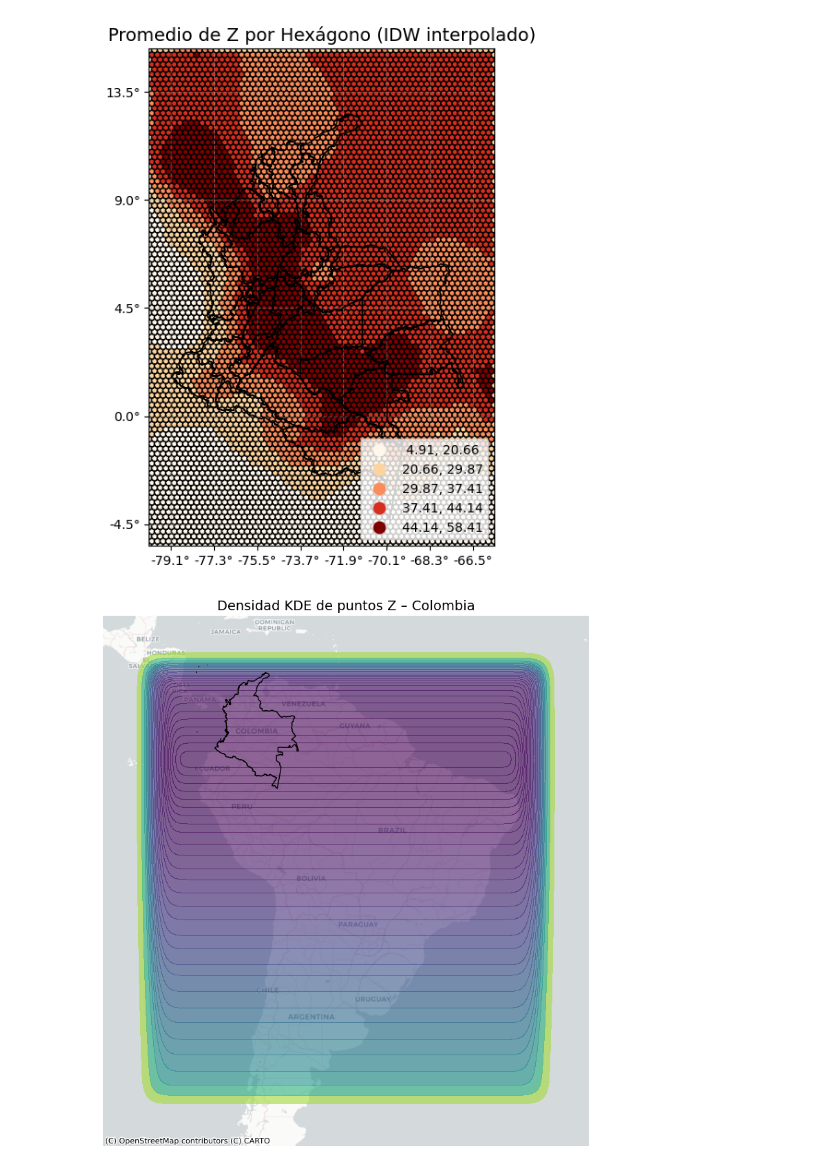
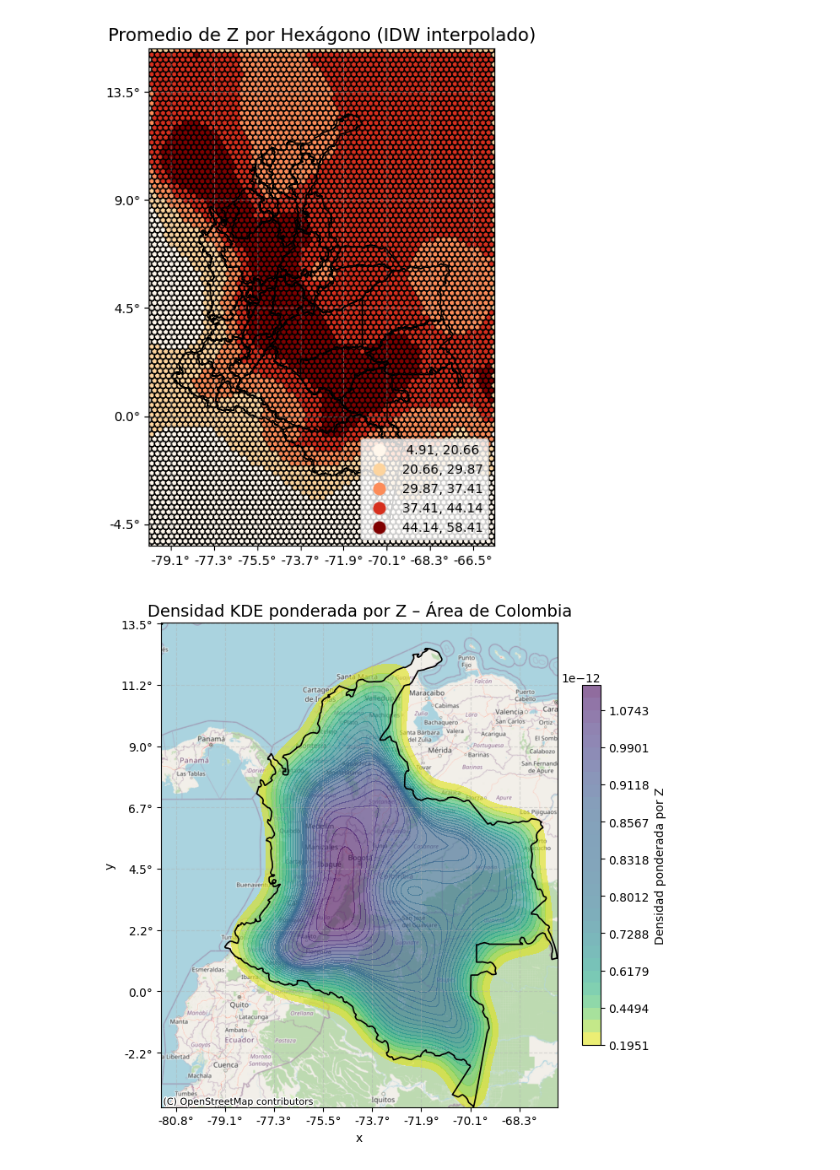
Before and after one commit to Santiagocruz97/AGE, a Jupyter notebook: Codigo/Analisis_puntos.ipynb, the cells around one changed output. Cells and saved outputs as stored; diff of their text form; code cells hidden in the pictures.

```diff
--- a/Codigo/Analisis_puntos.ipynb
+++ b/Codigo/Analisis_puntos.ipynb
@@ -382,42 +382,68 @@ plt.show()
 # %%
 import geopandas as gpd
 import matplotlib.pyplot as plt
-import contextily as ctx
 import seaborn as sns
 import pandas as pd
+from matplotlib.ticker import FuncFormatter
+import numpy as np
 
-# === 1. Cargar tus puntos ===
-gdf = gpd.read_file(r"C:/Git_SCA/AGE/Corteza").to_crs(epsg=3857)
+# === 1. Cargar puntos con Z ===
+gdf = gpd.read_file("C:/Git_SCA/AGE/Corteza").to_crs(epsg=3857)
 
-# === 2. Convertir a DataFrame plano ===
+# === 2. Cargar shapefile único de Colombia ===
+colombia = gpd.read_file("C:/Git_SCA/AGE/Area_Col").to_crs(epsg=3857)
+colombia = colombia[~colombia.geometry.is_empty & colombia.geometry.is_valid]
+
+# === 3. Filtrar puntos dentro de Colombia ===
+gdf = gdf[gdf.geometry.within(colombia.unary_union)]
+
+# === 4. Convertir a DataFrame plano para Seaborn ===
 df = pd.DataFrame({
     'x': gdf.geometry.x,
-    'y': gdf.geometry.y
+    'y': gdf.geometry.y,
+    'z': gdf['Z']
 })
 
-# === 3. Crear figura y KDE con Seaborn ===
-fig, ax = plt.subplots(figsize=(10, 10))
-sns.kdeplot(
+# === 5. Crear figura ===
+fig, ax = plt.subplots(figsize=(7, 7))
+
+# KDE ponderada por Z
+kde = sns.kdeplot(
     data=df,
     x='x', y='y',
+    weights='z',
     fill=True,
     cmap='viridis_r',
     alpha=0.6,
-    bw_adjust=0.5,
+    bw_adjust=0.6,
     levels=30,
     ax=ax
 )
 
-# === 4. Añadir mapa base ===
-ctx.add_basemap(ax, source=ctx.providers.CartoDB.Positron, crs='EPSG:3857')
+# Añadir contorno de Colombia
+colombia.boundary.plot(ax=ax, edgecolor='black', linewidth=1.2)
 
-# === 5. Opcional: superponer contorno de Colombia ===
-colombia = gpd.read_file(r"C:/Git_SCA/AGE/colombia", layer='co').to_crs(epsg=3857)
-colombia.boundary.plot(ax=ax, edgecolor='black', linewidth=1)
+# === 6. Coordenadas en grados ===
+def mercator_to_lon(x, _): return f"{x * 180 / 20037508.34:.1f}°"
+def mercator_to_lat(y, _): return f"{y * 180 / 20037508.34:.1f}°"
+ax.xaxis.set_major_formatter(FuncFormatter(mercator_to_lon))
+ax.yaxis.set_major_formatter(FuncFormatter(mercator_to_lat))
+ax.grid(True, linestyle="--", alpha=0.4)
 
-# === 6. Limpiar ejes ===
-ax.set_axis_off()
-plt.title("Densidad KDE de puntos Z – Colombia", fontsize=14)
+# === 7. Centrar el mapa en Colombia ===
+bounds = colombia.total_bounds
+ax.set_xlim(bounds[0], bounds[2])
+ax.set_ylim(bounds[1], bounds[3])
+
+# === 8. Añadir barra de color ===
+# Seaborn no expone el mapeo de color directamente, por eso usamos la imagen como workaround
+ctx.add_basemap(ax, source=ctx.providers.OpenStreetMap.Mapnik, crs='EPSG:3857')
+mappable = ax.collections[0]
+cbar = plt.colorbar(mappable, ax=ax, shrink=0.7, label="Densidad ponderada por Z")
+
+# === 9. Estética final ===
+plt.title("Densidad KDE ponderada por Z – Área de Colombia", fontsize=14)
+plt.tight_layout()
 plt.show()
 # %% [output]
-[figure, old version]
+[figure, new version]
```
